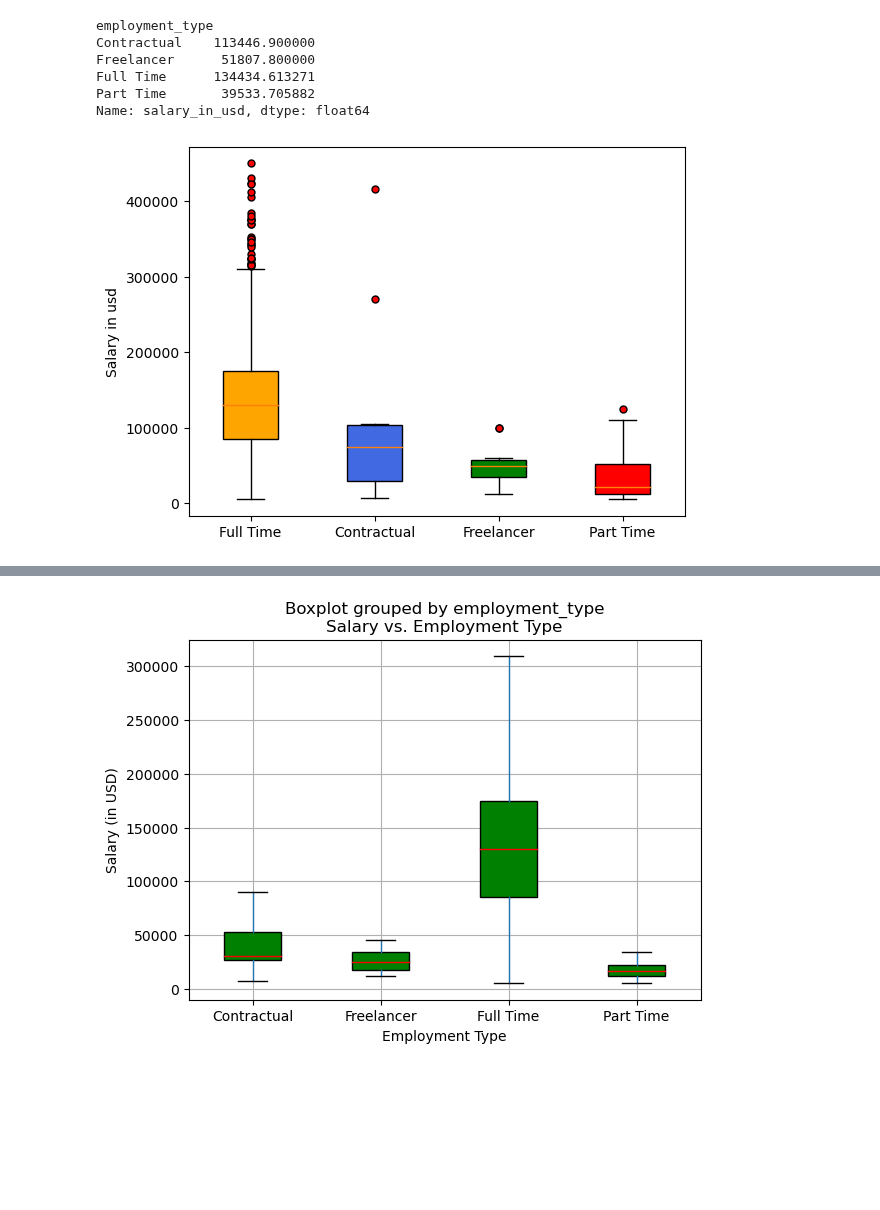
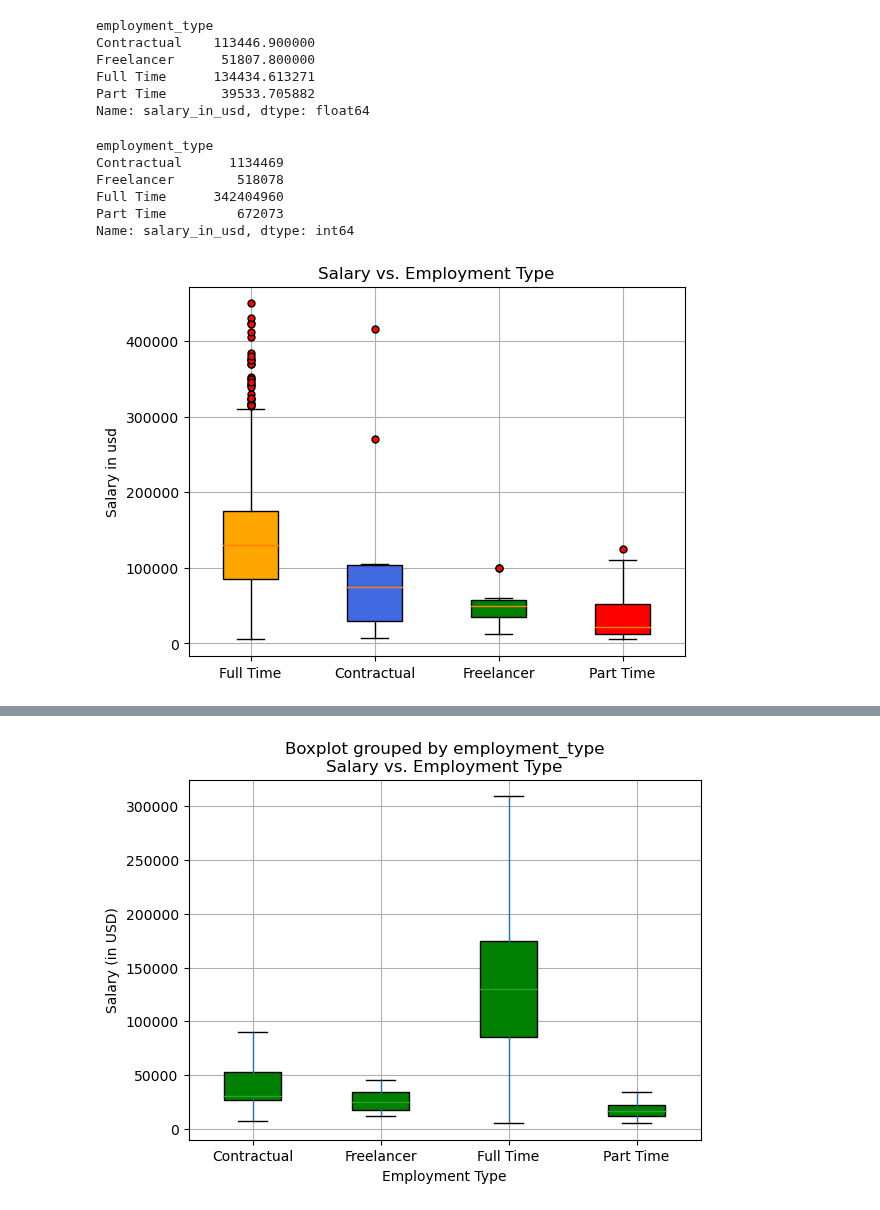
Before and after one commit to garimac12/project_acai, a Jupyter notebook: Project_NT.ipynb, the cells around one changed output, grey strips where cells are left out. Drawn from its saved outputs; the diff is of its cells as text; code cells hidden in the pictures; blank space fills up the shorter version.

```diff
--- a/Project_NT.ipynb
+++ b/Project_NT.ipynb
@@ -308,6 +308,17 @@ Freelancer      51807.800000
 Full Time      134434.613271
 Part Time       39533.705882
 Name: salary_in_usd, dtype: float64
+# %%
+#Analysis of Salary vs Employment Types
+Salary_of_Emp= salary_df.groupby("employment_type")["salary_in_usd"].sum()
+print(Salary_of_Emp)
+# %% [output]
+employment_type
+Contractual      1134469
+Freelancer        518078
+Full Time      342404960
+Part Time         672073
+Name: salary_in_usd, dtype: int64
 # %%
 # Put employment type into a list for for loop (and later for plot labels)
 Employment_Type =  ["Full Time", "Contractual", "Freelancer", "Part Time"]
@@ -337,17 +348,18 @@ for Emp in Employment_Type:
 # %%
 # Generate a box plot that shows the distrubution of salary over employment type.
 
 OutlierPoint = dict(markerfacecolor="red", markersize = 5)
 box=plt.boxplot(Salary_Data, labels=Employment_Type, patch_artist=True, flierprops=OutlierPoint)
 colors = ['orange', 'royalblue', 'green',  'red']
 for patch, color in zip(box['boxes'], colors):
     patch.set_facecolor(color)
-
+    plt.grid(True)
+plt.title('Salary vs. Employment Type')
 plt.ylabel("Salary in usd")
 plt.savefig("output_data_NT/Fig6_salary_Employment_level.png")
 plt.show()
 # %% [output]
-[figure, old version]
+[figure, new version]
 # %%
 # Removing outliers in salary_in_usd for different categories of experience_level: Salary vs. Experience Level
 
@@ -375,11 +387,11 @@ final_df_remove_outlier
 2538 rows × 11 columns
 # %%
 # Plotting Salary vs. Employment Typel (with removed outliers in salary_in_usd)
-
 a="blue"
 b="red"
 c="green"
-final_df_remove_outlier.boxplot(column=["salary_in_usd"], by=["employment_type"], patch_artist=True, boxprops=dict(facecolor=c), flierprops=dict(color=a, markeredgecolor=a), medianprops=dict(color=b))
+final_df_remove_outlier.boxplot(column=["salary_in_usd"], by=["employment_type"], patch_artist=True, boxprops=dict(facecolor=c), flierprops=dict(color=a, markeredgecolor=a))
+
 plt.title('Salary vs. Employment Type')
 plt.xlabel('Employment Type')
 plt.ylabel('Salary (in USD)')
@@ -390,7 +402,7 @@ plt.show()
 #The Full Time employees has the highest median salary, followed by Contractual, Freelancer, and Part Time.
 #The spread of salaries (as shown by the height of the boxes) also seems to differ with difference in emplyment type.
 # %% [output]
-[figure, old version]
+[figure, new version]
 # %%
 #Analysis of distribution over Experience over Remote Ratio
 
```
Also changed, not shown: parts of 1 cell of this notebook.
